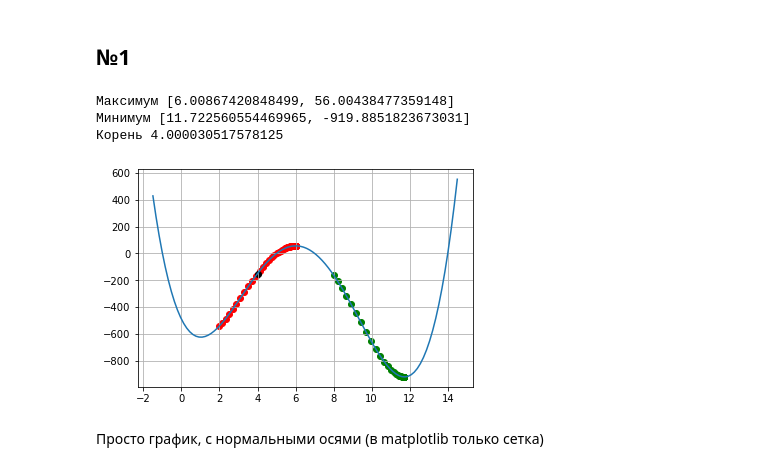
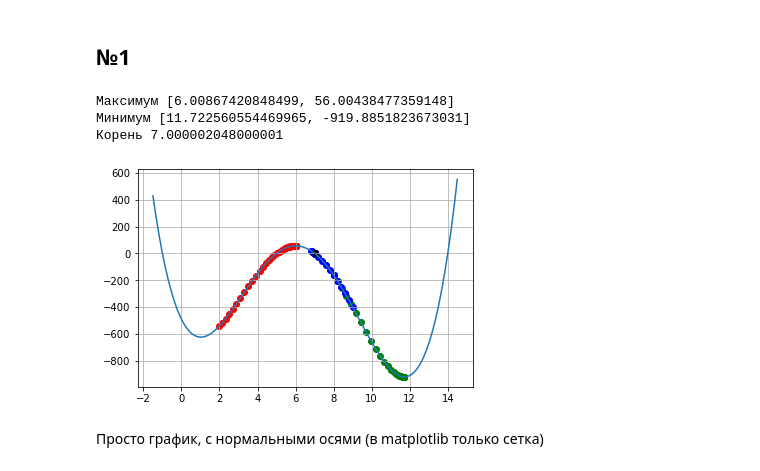
Before and after one commit to egordionok/MAI, a Jupyter notebook: MAI Practice2/Practice3.ipynb, the cells around one changed output. Saved outputs shown, nothing was run; the diff lists cells and outputs as text; code cells hidden in the pictures.

```diff
--- a/MAI Practice2/Practice3.ipynb
+++ b/MAI Practice2/Practice3.ipynb
@@ -30,58 +30,55 @@ def our_min(f, x0, step, eps, i=1000):
 
     return x, points # points - список точек, по которым пробежал алгоритм
 
-def our_root(F, x0, step=2, eps=0.0001): # x меняется, y = 0
-    mid = 0
-    s = x0 + step
-    while F(s) * F(x0) > 0:
-        s += step
-        x0 += step
+def our_root(f, x0, step, eps, i = 2000):
+    x, prev = x0 + step, x0
+    points = [[x0, f(x0)]]
+    while abs(f(x) - f(prev)) > eps and i:
+        points.append([x, f(x)])
+        if abs(f(x)) > abs(f(prev)):
+            step = -step / 5
 
-        #дихотомия:
-    while s - x0 > eps:
-        mid = (s + x0) / 2
-        if F(s) * F(mid) < 0:
-            x0 = mid
-        else:
-            s = mid
-    return (s + x0)/  2
+        prev, x = x, x + step
+        i -= 1
+
+    return x, points
 # %%
 f = lambda x: x**4 - 25*x**3 + 177*x**2 - 287*x - 490
 
 eps = 0.0001
 
 maxf, max_list = our_max(f, 2, 0.001, eps, i = 100)
 minf, min_list = our_min(f, 8, 0.001, eps, i = 100)
-root = our_root(f, 4)
+root, root_list = our_root(f, 8, 1, eps)
 
 x_list = np.linspace(-1.5, 14.5, 100)
 y_list = [f(x) for x in x_list]
 
 
 plt.grid(True)
 plt.plot(x_list, y_list)
 
 for point in max_list:
     plt.scatter(point[0], point[1], c='r')
 
 for point in min_list:
     plt.scatter(point[0], point[1], c='g')
 
-# for point in root_list:
-#     plt.scatter(point[0], point[1], c='b')
+for point in root_list:
+    plt.scatter(point[0], point[1], c='b')
 
-# point = root_list.pop()
-plt.scatter(root, f(root), c='black')
+point = root_list.pop()
+plt.scatter(point[0], point[1], c='black')
 
 print('Максимум', max_list.pop())
 print('Минимум', min_list.pop())
 print('Корень', root)
 # Зеленые - минимум, красные - максимум
 # %% [output]
 Максимум [6.00867420848499, 56.00438477359148]
 Минимум [11.722560554469965, -919.8851823673031]
-Корень 4.000030517578125
+Корень 7.000002048000001
-[figure, old version]
+[figure, new version]
 # %% [markdown]
 Просто график, с нормальными осями (в matplotlib только сетка)
 # %%
```
Also changed, not shown: parts of 4 cells of this notebook, 6 other files.
